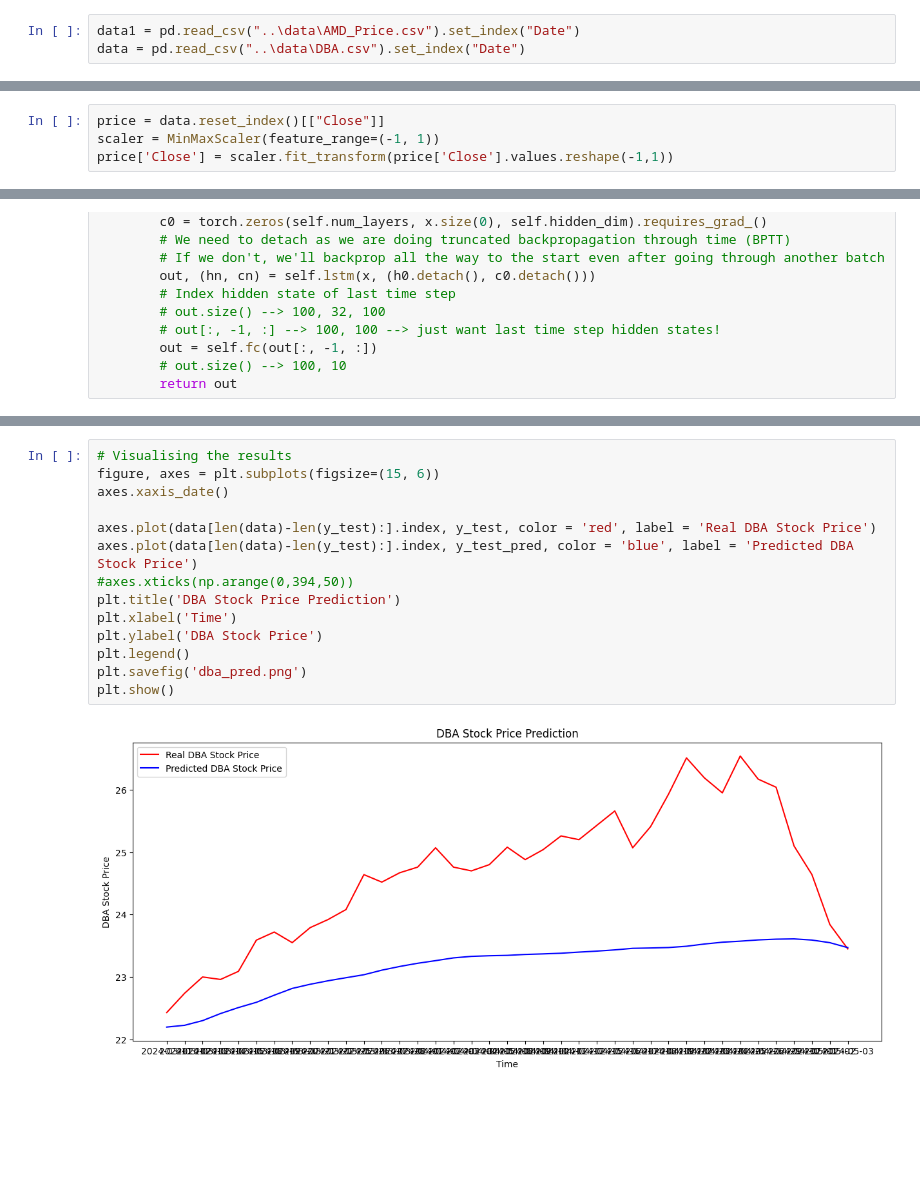
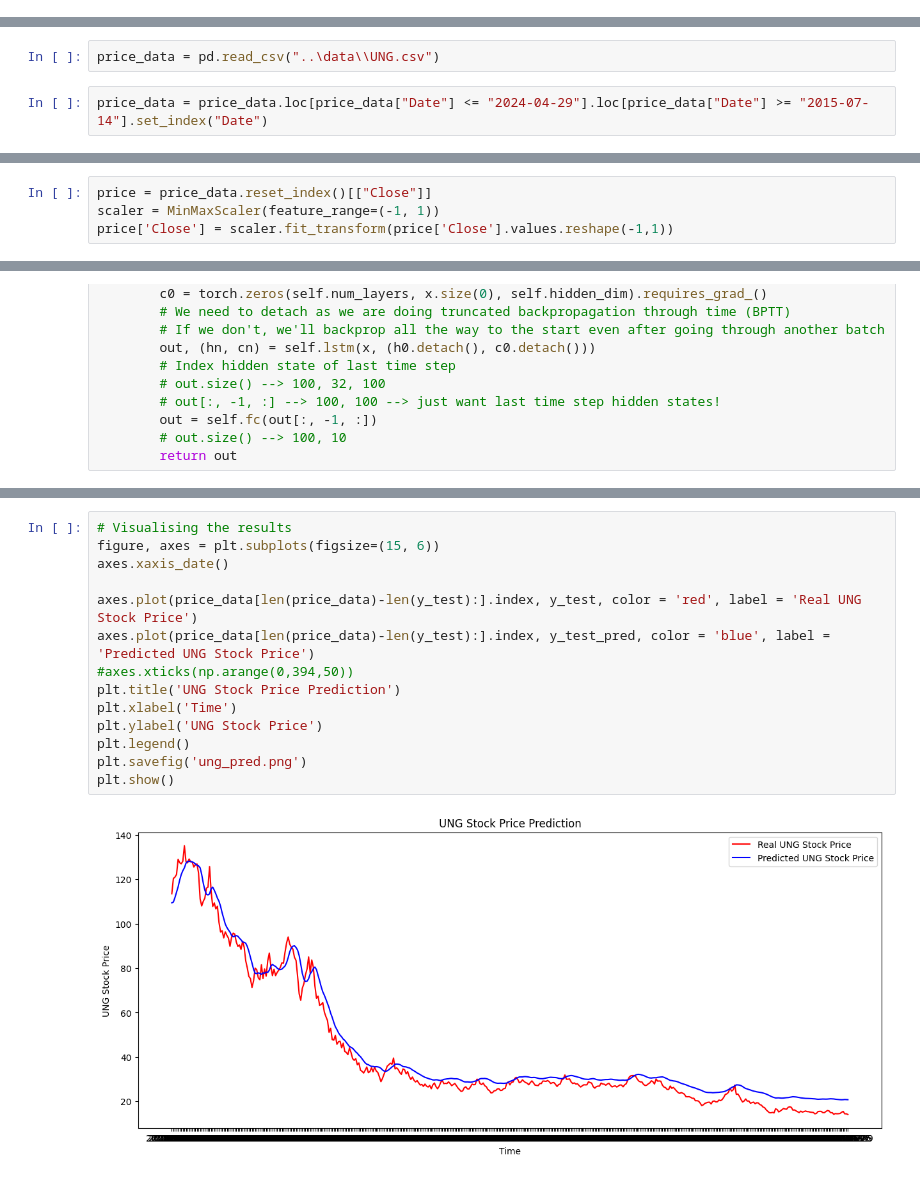
Before and after one commit to riabova/cse578, a Jupyter notebook: code/lstm_pytorch.ipynb, the cells around one changed output, grey strips where cells are left out. Drawn from its saved outputs; the diff is of its cells as text; blank space fills up the shorter version.

Commit message:
putting the models together and adding initial strategy tests

```diff
--- a/code/lstm_pytorch.ipynb
+++ b/code/lstm_pytorch.ipynb
@@ -9,6 +13,3 @@ import math, time
 import matplotlib.pyplot as plt
 # %% [markdown]
 # Data
-# %%
-data1 = pd.read_csv("..\data\AMD_Price.csv").set_index("Date")
-data = pd.read_csv("..\data\DBA.csv").set_index("Date")
@@ -15 +21,5 @@ data = pd.read_csv("..\data\DBA.csv").set_index("Date")
+# %%
+price_data = pd.read_csv("..\data\\UNG.csv")
+# %%
+price_data = price_data.loc[price_data["Date"] <= "2024-04-29"].loc[price_data["Date"] >= "2015-07-14"].set_index("Date")
 # %%
@@ -25,5 +35,5 @@ data.head()
 # %%
-price = data.reset_index()[["Close"]]
+price = price_data.reset_index()[["Close"]]
 scaler = MinMaxScaler(feature_range=(-1, 1))
 price['Close'] = scaler.fit_transform(price['Close'].values.reshape(-1,1))
 # %%
@@ -196,16 +214,16 @@ Test Score: 1.67 RMSE
 # %%
 # Visualising the results
 figure, axes = plt.subplots(figsize=(15, 6))
 axes.xaxis_date()
 
-axes.plot(data[len(data)-len(y_test):].index, y_test, color = 'red', label = 'Real DBA Stock Price')
-axes.plot(data[len(data)-len(y_test):].index, y_test_pred, color = 'blue', label = 'Predicted DBA Stock Price')
+axes.plot(price_data[len(price_data)-len(y_test):].index, y_test, color = 'red', label = 'Real UNG Stock Price')
+axes.plot(price_data[len(price_data)-len(y_test):].index, y_test_pred, color = 'blue', label = 'Predicted UNG Stock Price')
 #axes.xticks(np.arange(0,394,50))
-plt.title('DBA Stock Price Prediction')
+plt.title('UNG Stock Price Prediction')
 plt.xlabel('Time')
-plt.ylabel('DBA Stock Price')
+plt.ylabel('UNG Stock Price')
 plt.legend()
-plt.savefig('dba_pred.png')
+plt.savefig('ung_pred.png')
 plt.show()
 # %% [output]
-[figure, old version]
+[figure, new version]
```
Also changed, not shown: parts of 36 cells of this notebook, 5 other files.
